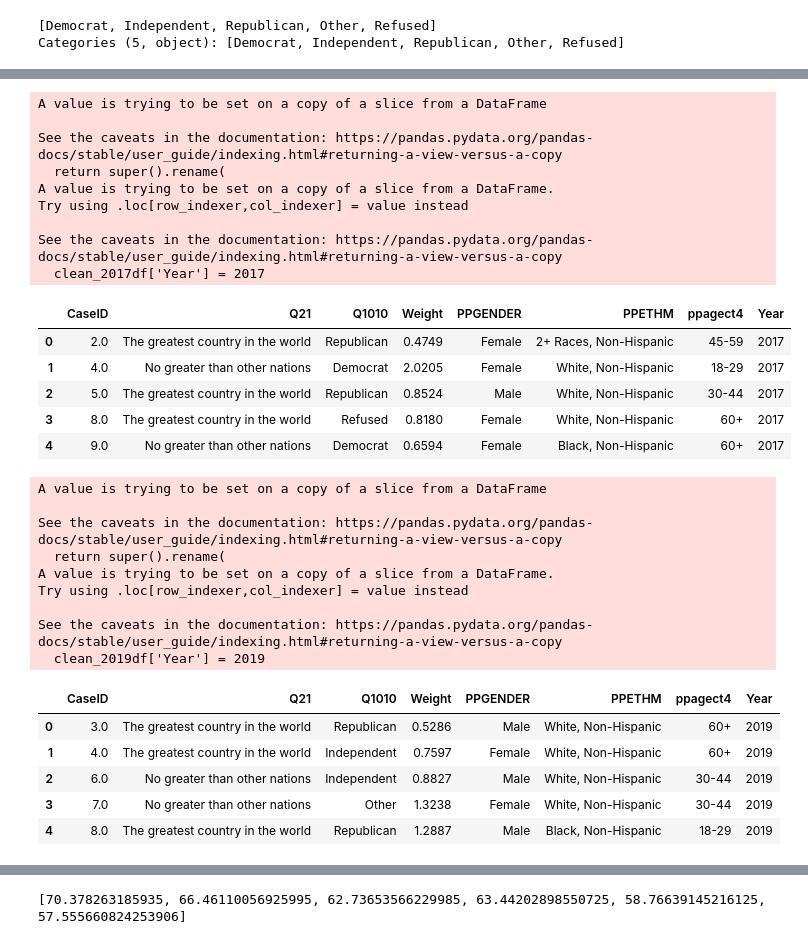
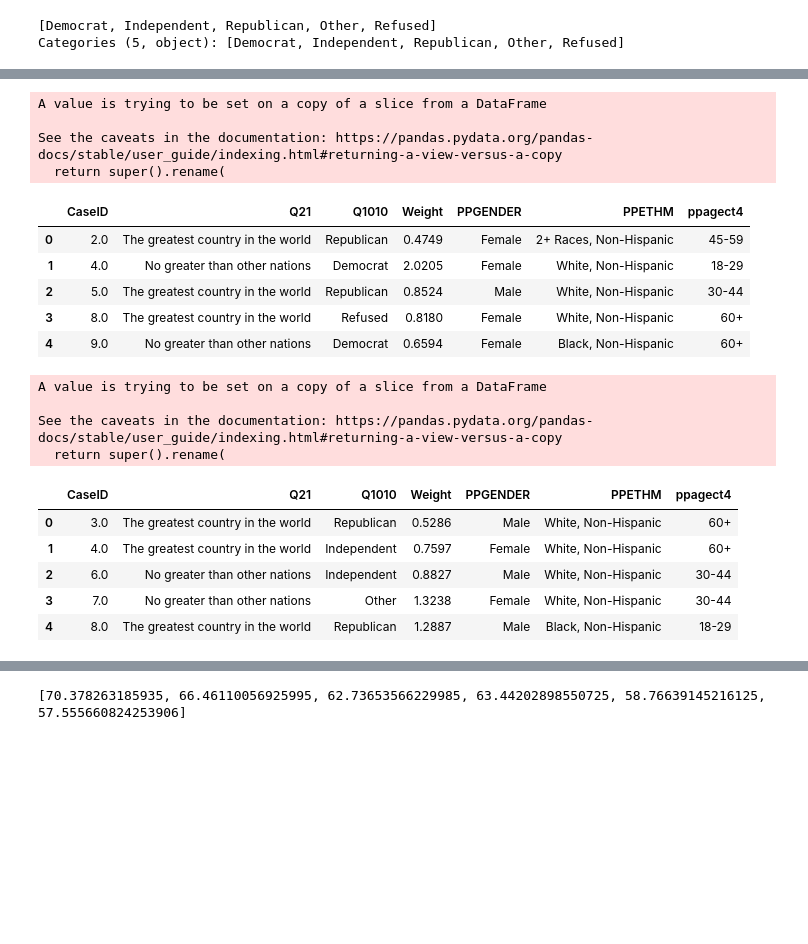
Before and after one commit to wesdevclimb/CodeLouPython2, a Jupyter notebook: Project/ProjectNotebook.ipynb, the cells around one changed output, grey strips where cells are left out. Drawn from its saved outputs; the diff is of its cells as text; code cells hidden in the pictures; blank space fills up the shorter version.

```diff
--- a/Project/ProjectNotebook.ipynb
+++ b/Project/ProjectNotebook.ipynb
@@ -118,49 +107,39 @@ See the caveats in the documentation: https://pandas.pydata.org/pandas-docs/stab
 # %%
 clean_2017df = CCGA2017df[['CaseID', 'Q21', 'Q1010', "Weight1", "PPGENDER", "PPETHM", "ppagect4"]]
 clean_2017df.rename(columns = {
     'Weight1':'Weight'
 }, inplace=True)
-clean_2017df['Year'] = 2017
+#clean_2017df['Year'] = 2017
 clean_2017df.head()
 # %% [output]
 A value is trying to be set on a copy of a slice from a DataFrame
 
 See the caveats in the documentation: https://pandas.pydata.org/pandas-docs/stable/user_guide/indexing.html#returning-a-view-versus-a-copy
   return super().rename(
-A value is trying to be set on a copy of a slice from a DataFrame.
-Try using .loc[row_indexer,col_indexer] = value instead
-
-See the caveats in the documentation: https://pandas.pydata.org/pandas-docs/stable/user_guide/indexing.html#returning-a-view-versus-a-copy
-  clean_2017df['Year'] = 2017
-|  | CaseID | Q21 | Q1010 | Weight | PPGENDER | PPETHM | ppagect4 | Year |
-| 0 | 2.0 | The greatest country in the world | Republican | 0.4749 | Female | 2+ Races, Non-Hispanic | 45-59 | 2017 |
-| 1 | 4.0 | No greater than other nations | Democrat | 2.0205 | Female | White, Non-Hispanic | 18-29 | 2017 |
-| 2 | 5.0 | The greatest country in the world | Republican | 0.8524 | Male | White, Non-Hispanic | 30-44 | 2017 |
-| 3 | 8.0 | The greatest country in the world | Refused | 0.8180 | Female | White, Non-Hispanic | 60+ | 2017 |
-| 4 | 9.0 | No greater than other nations | Democrat | 0.6594 | Female | Black, Non-Hispanic | 60+ | 2017 |
+|  | CaseID | Q21 | Q1010 | Weight | PPGENDER | PPETHM | ppagect4 |
+| 0 | 2.0 | The greatest country in the world | Republican | 0.4749 | Female | 2+ Races, Non-Hispanic | 45-59 |
+| 1 | 4.0 | No greater than other nations | Democrat | 2.0205 | Female | White, Non-Hispanic | 18-29 |
+| 2 | 5.0 | The greatest country in the world | Republican | 0.8524 | Male | White, Non-Hispanic | 30-44 |
+| 3 | 8.0 | The greatest country in the world | Refused | 0.8180 | Female | White, Non-Hispanic | 60+ |
+| 4 | 9.0 | No greater than other nations | Democrat | 0.6594 | Female | Black, Non-Hispanic | 60+ |
 # %%
 clean_2019df = CCGA2019df[['CaseID', 'Q21', 'Q1010', "weight", "PPGENDER", "PPETHM", "ppagect4"]]
 clean_2019df.rename(columns = {
     'weight':'Weight'
 }, inplace=True)
-clean_2019df['Year'] = 2019
+#clean_2019df['Year'] = 2019
 clean_2019df.head()
 # %% [output]
 A value is trying to be set on a copy of a slice from a DataFrame
 
 See the caveats in the documentation: https://pandas.pydata.org/pandas-docs/stable/user_guide/indexing.html#returning-a-view-versus-a-copy
   return super().rename(
-A value is trying to be set on a copy of a slice from a DataFrame.
-Try using .loc[row_indexer,col_indexer] = value instead
-
-See the caveats in the documentation: https://pandas.pydata.org/pandas-docs/stable/user_guide/indexing.html#returning-a-view-versus-a-copy
-  clean_2019df['Year'] = 2019
-|  | CaseID | Q21 | Q1010 | Weight | PPGENDER | PPETHM | ppagect4 | Year |
-| 0 | 3.0 | The greatest country in the world | Republican | 0.5286 | Male | White, Non-Hispanic | 60+ | 2019 |
-| 1 | 4.0 | The greatest country in the world | Independent | 0.7597 | Female | White, Non-Hispanic | 60+ | 2019 |
-| 2 | 6.0 | No greater than other nations | Independent | 0.8827 | Male | White, Non-Hispanic | 30-44 | 2019 |
-| 3 | 7.0 | No greater than other nations | Other | 1.3238 | Female | White, Non-Hispanic | 30-44 | 2019 |
-| 4 | 8.0 | The greatest country in the world | Republican | 1.2887 | Male | Black, Non-Hispanic | 18-29 | 2019 |
+|  | CaseID | Q21 | Q1010 | Weight | PPGENDER | PPETHM | ppagect4 |
+| 0 | 3.0 | The greatest country in the world | Republican | 0.5286 | Male | White, Non-Hispanic | 60+ |
+| 1 | 4.0 | The greatest country in the world | Independent | 0.7597 | Female | White, Non-Hispanic | 60+ |
+| 2 | 6.0 | No greater than other nations | Independent | 0.8827 | Male | White, Non-Hispanic | 30-44 |
+| 3 | 7.0 | No greater than other nations | Other | 1.3238 | Female | White, Non-Hispanic | 30-44 |
+| 4 | 8.0 | The greatest country in the world | Republican | 1.2887 | Male | Black, Non-Hispanic | 18-29 |
 # %%
 clean_2020df = CCGA2020df[['CaseID', 'Q21', 'Q1010', "weight", "PPGENDER", "PPETHM", "ppagect4"]]
 clean_2020df.rename(columns = {
```
Also changed, not shown: parts of 6 cells of this notebook, 1 other file.
